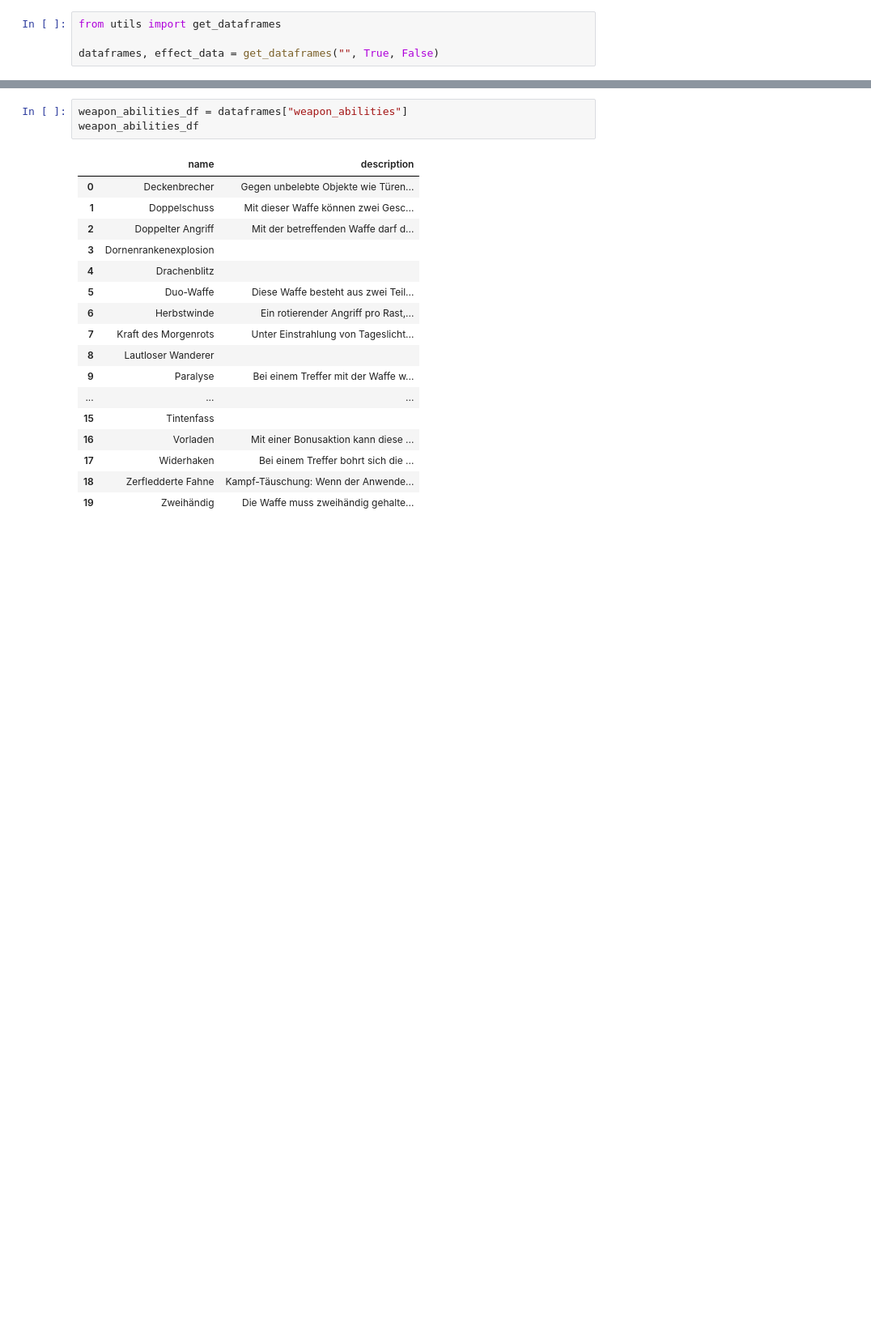
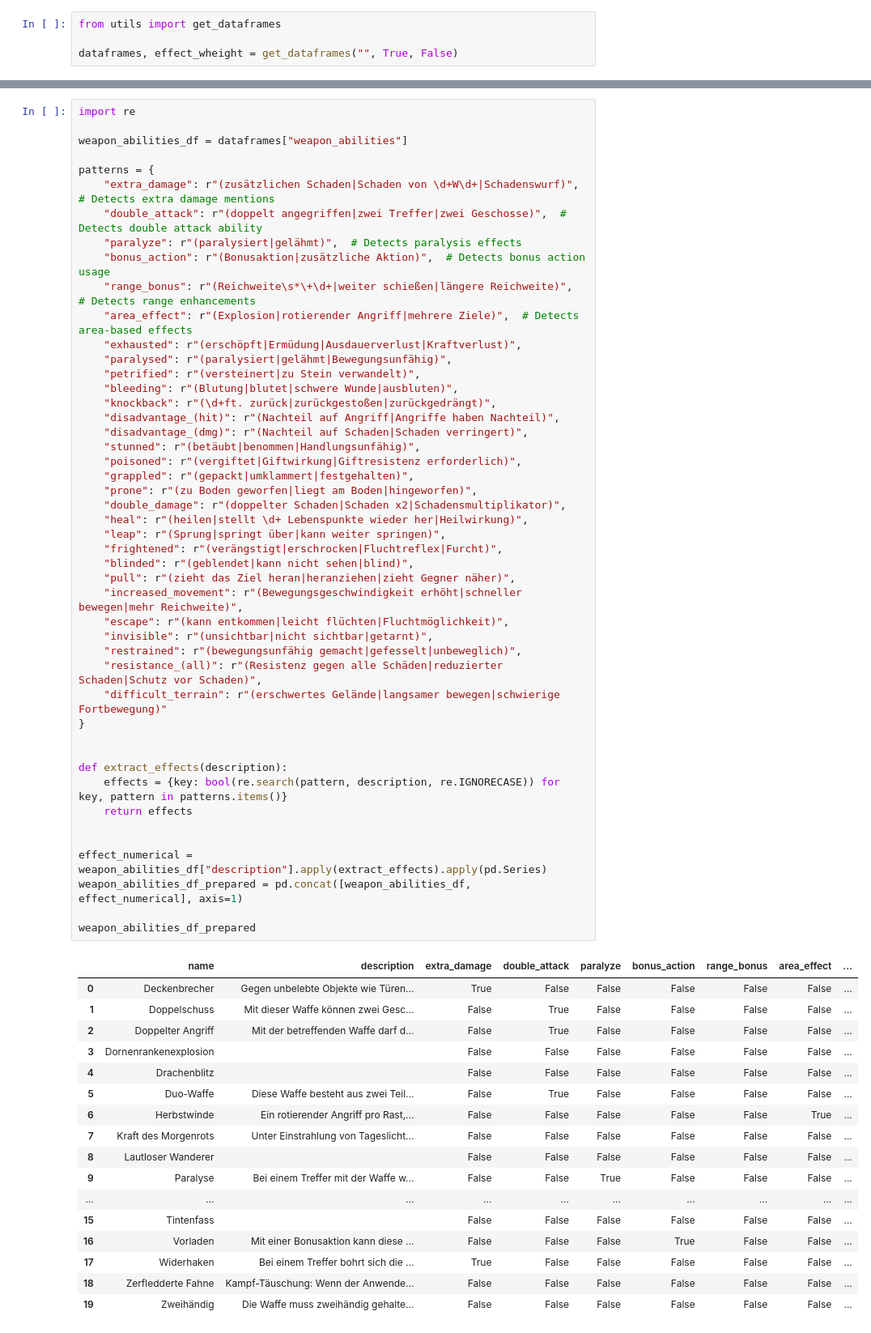
Before and after one commit to Zetsuboushii/Vastlands-Exploration, a Jupyter notebook: weapon_metric_pipeline.ipynb, the cells around one changed output, grey strips where cells are left out. Shown: that part at 81% size. Cells and saved outputs as stored; diff of their text form; blank space fills up the shorter version.

Commit message:
first very bad version of weapon metric

```diff
--- a/weapon_metric_pipeline.ipynb
+++ b/weapon_metric_pipeline.ipynb
@@ -1,7 +1,7 @@
 # %%
 from utils import get_dataframes
 
-dataframes, effect_data = get_dataframes("", True, False)
+dataframes, effect_wheight = get_dataframes("", True, False)
 # %%
 import pandas as pd
 from utils import combined_damage_statistics
@@ -41,23 +41,67 @@ weapons_df
 | 31 | Tintenfass des Assassinen | Langbögen | [[12, Str], [17, Dex]] | 200 | 250 | [[2d8, piercing]] | [Zweihändig, Tintenfass] | 2.0 | 16.0 | ... |
 | 32 | Zerbrochener Fahnenmast | Kampfstäbe | [[12, Str]] | 10 | 0 | [[2d10, bludeoning]] | [Zweihändig, Schwungangriff, Schm... | 2.0 | 20.0 | ... |
 # %%
+import re
+
 weapon_abilities_df = dataframes["weapon_abilities"]
-weapon_abilities_df
+
+patterns = {
+    "extra_damage": r"(zusätzlichen Schaden|Schaden von \d+W\d+|Schadenswurf)",  # Detects extra damage mentions
+    "double_attack": r"(doppelt angegriffen|zwei Treffer|zwei Geschosse)",  # Detects double attack ability
+    "paralyze": r"(paralysiert|gelähmt)",  # Detects paralysis effects
+    "bonus_action": r"(Bonusaktion|zusätzliche Aktion)",  # Detects bonus action usage
+    "range_bonus": r"(Reichweite\s*\+\d+|weiter schießen|längere Reichweite)",  # Detects range enhancements
+    "area_effect": r"(Explosion|rotierender Angriff|mehrere Ziele)",  # Detects area-based effects
+    "exhausted": r"(erschöpft|Ermüdung|Ausdauerverlust|Kraftverlust)",
+    "paralysed": r"(paralysiert|gelähmt|Bewegungsunfähig)",
+    "petrified": r"(versteinert|zu Stein verwandelt)",
+    "bleeding": r"(Blutung|blutet|schwere Wunde|ausbluten)",
+    "knockback": r"(\d+ft. zurück|zurückgestoßen|zurückgedrängt)",
+    "disadvantage_(hit)": r"(Nachteil auf Angriff|Angriffe haben Nachteil)",
+    "disadvantage_(dmg)": r"(Nachteil auf Schaden|Schaden verringert)",
+    "stunned": r"(betäubt|benommen|Handlungsunfähig)",
+    "poisoned": r"(vergiftet|Giftwirkung|Giftresistenz erforderlich)",
+    "grappled": r"(gepackt|umklammert|festgehalten)",
+    "prone": r"(zu Boden geworfen|liegt am Boden|hingeworfen)",
+    "double_damage": r"(doppelter Schaden|Schaden x2|Schadensmultiplikator)",
+    "heal": r"(heilen|stellt \d+ Lebenspunkte wieder her|Heilwirkung)",
+    "leap": r"(Sprung|springt über|kann weiter springen)",
+    "frightened": r"(verängstigt|erschrocken|Fluchtreflex|Furcht)",
+    "blinded": r"(geblendet|kann nicht sehen|blind)",
+    "pull": r"(zieht das Ziel heran|heranziehen|zieht Gegner näher)",
+    "increased_movement": r"(Bewegungsgeschwindigkeit erhöht|schneller bewegen|mehr Reichweite)",
+    "escape": r"(kann entkommen|leicht flüchten|Fluchtmöglichkeit)",
+    "invisible": r"(unsichtbar|nicht sichtbar|getarnt)",
+    "restrained": r"(bewegungsunfähig gemacht|gefesselt|unbeweglich)",
+    "resistance_(all)": r"(Resistenz gegen alle Schäden|reduzierter Schaden|Schutz vor Schaden)",
+    "difficult_terrain": r"(erschwertes Gelände|langsamer bewegen|schwierige Fortbewegung)"
+}
+
+
+def extract_effects(description):
+    effects = {key: bool(re.search(pattern, description, re.IGNORECASE)) for key, pattern in patterns.items()}
+    return effects
+
+
+effect_numerical = weapon_abilities_df["description"].apply(extract_effects).apply(pd.Series)
+weapon_abilities_df_prepared = pd.concat([weapon_abilities_df, effect_numerical], axis=1)
+
+weapon_abilities_df_prepared
 # %% [output]
-|  | name | description |
-| 0 | Deckenbrecher | Gegen unbelebte Objekte wie Türen... |
-| 1 | Doppelschuss | Mit dieser Waffe können zwei Gesc... |
-| 2 | Doppelter Angriff | Mit der betreffenden Waffe darf d... |
-| 3 | Dornenrankenexplosion |  |
-| 4 | Drachenblitz |  |
-| 5 | Duo-Waffe | Diese Waffe besteht aus zwei Teil... |
-| 6 | Herbstwinde | Ein rotierender Angriff pro Rast,... |
-| 7 | Kraft des Morgenrots | Unter Einstrahlung von Tageslicht... |
-| 8 | Lautloser Wanderer |  |
-| 9 | Paralyse | Bei einem Treffer mit der Waffe w... |
-| ... | ... | ... |
-| 15 | Tintenfass |  |
-| 16 | Vorladen | Mit einer Bonusaktion kann diese ... |
-| 17 | Widerhaken | Bei einem Treffer bohrt sich die ... |
-| 18 | Zerfledderte Fahne | Kampf-Täuschung: Wenn der Anwende... |
-| 19 | Zweihändig | Die Waffe muss zweihändig gehalte... |
+|  | name | description | extra_damage | double_attack | paralyze | bonus_action | range_bonus | area_effect | ... |
+| 0 | Deckenbrecher | Gegen unbelebte Objekte wie Türen... | True | False | False | False | False | False | ... |
+| 1 | Doppelschuss | Mit dieser Waffe können zwei Gesc... | False | True | False | False | False | False | ... |
+| 2 | Doppelter Angriff | Mit der betreffenden Waffe darf d... | False | True | False | False | False | False | ... |
+| 3 | Dornenrankenexplosion |  | False | False | False | False | False | False | ... |
+| 4 | Drachenblitz |  | False | False | False | False | False | False | ... |
+| 5 | Duo-Waffe | Diese Waffe besteht aus zwei Teil... | False | True | False | False | False | False | ... |
+| 6 | Herbstwinde | Ein rotierender Angriff pro Rast,... | False | False | False | False | False | True | ... |
+| 7 | Kraft des Morgenrots | Unter Einstrahlung von Tageslicht... | False | False | False | False | False | False | ... |
+| 8 | Lautloser Wanderer |  | False | False | False | False | False | False | ... |
+| 9 | Paralyse | Bei einem Treffer mit der Waffe w... | False | False | True | False | False | False | ... |
+| ... | ... | ... | ... | ... | ... | ... | ... | ... | ... |
+| 15 | Tintenfass |  | False | False | False | False | False | False | ... |
+| 16 | Vorladen | Mit einer Bonusaktion kann diese ... | False | False | False | True | False | False | ... |
+| 17 | Widerhaken | Bei einem Treffer bohrt sich die ... | True | False | False | False | False | False | ... |
+| 18 | Zerfledderte Fahne | Kampf-Täuschung: Wenn der Anwende... | False | False | False | False | False | False | ... |
+| 19 | Zweihändig | Die Waffe muss zweihändig gehalte... | False | False | False | False | False | False | ... |
```
Also changed, not shown: parts of 5 cells of this notebook.
